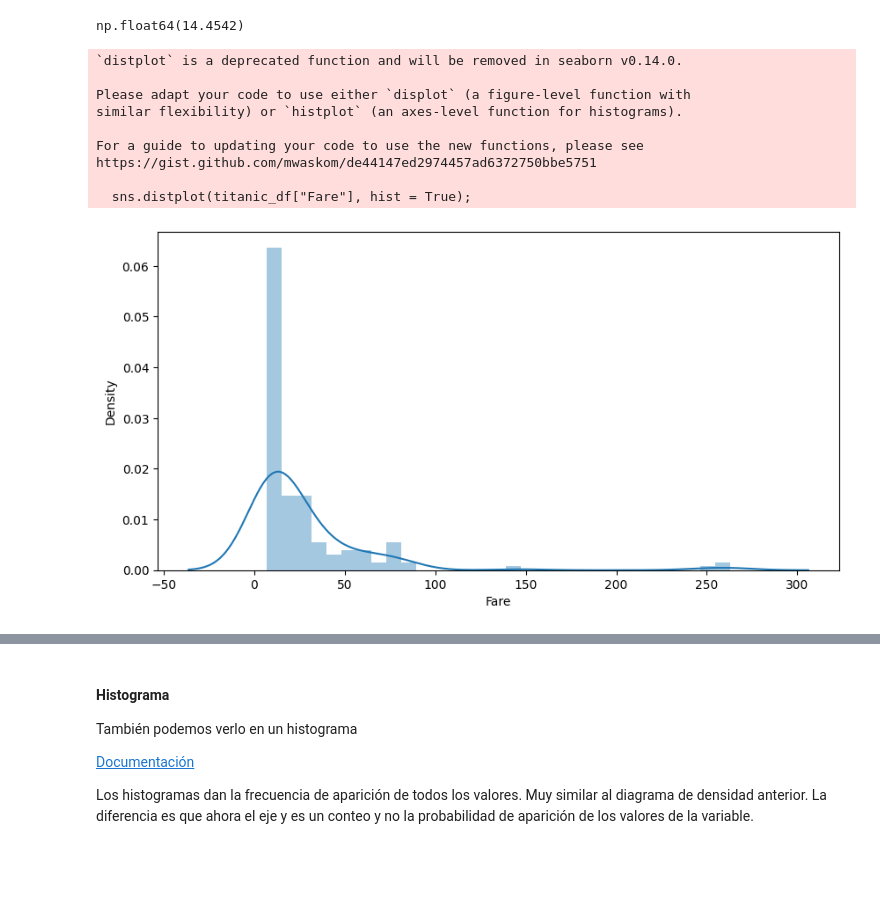
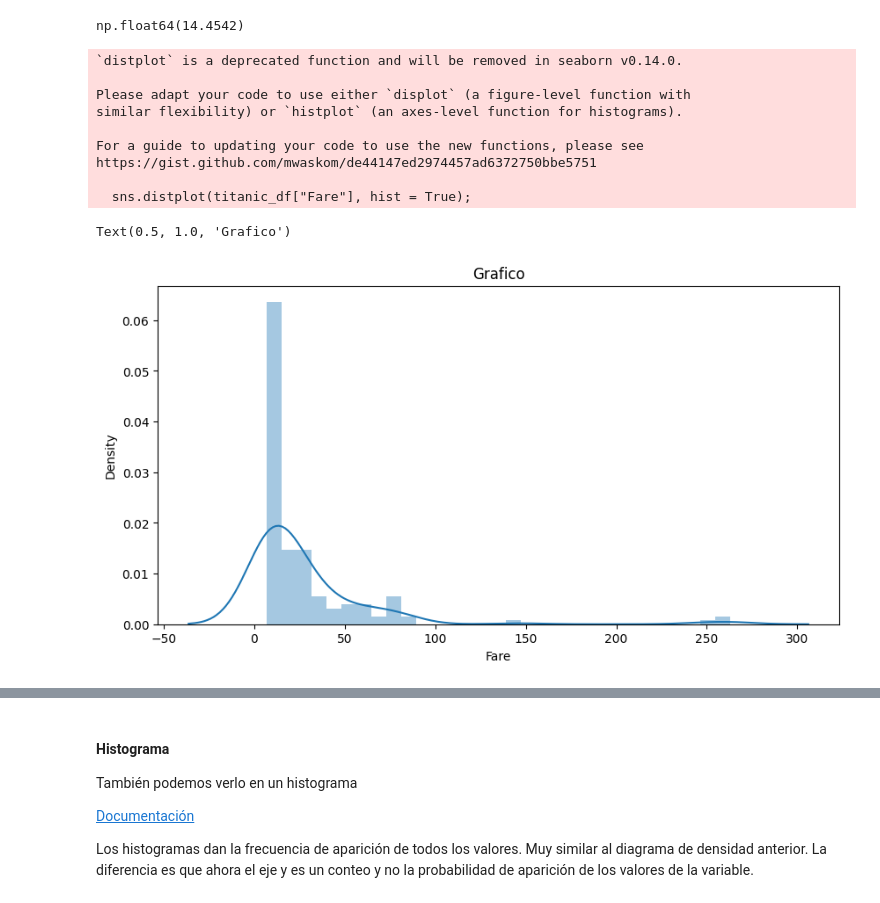
Before and after one commit to diego-dng/1026_DS_VITORIA-GASTEIZ, a Jupyter notebook: 2-Data_analysis/4-Visualización/2-Seaborn/Teoria/EDA_Seaborn.ipynb, the cells around one changed output, grey strips where cells are left out. Saved outputs shown, nothing was run; the diff lists cells and outputs as text; code cells hidden in the pictures; blank space fills up the shorter version.

```diff
--- a/2-Data_analysis/4-Visualización/2-Seaborn/Teoria/EDA_Seaborn.ipynb
+++ b/2-Data_analysis/4-Visualización/2-Seaborn/Teoria/EDA_Seaborn.ipynb
@@ -141,18 +141,20 @@ np.float64(14.4542)
 # %%
 plt.figure(figsize=(10,5))
 sns.distplot(titanic_df["Fare"], hist = True);
 # plt.xlim(0,50)
+plt.title("Grafico")
 # %% [output]
 `distplot` is a deprecated function and will be removed in seaborn v0.14.0.
 
 Please adapt your code to use either `displot` (a figure-level function with
 similar flexibility) or `histplot` (an axes-level function for histograms).
 
 For a guide to updating your code to use the new functions, please see
 https://gist.github.com/mwaskom/de44147ed2974457ad6372750bbe5751
 
   sns.distplot(titanic_df["Fare"], hist = True);
+Text(0.5, 1.0, 'Grafico')
-[figure, old version]
+[figure, new version]
 # %%
 sns.histplot(titanic_df["Fare"], kde = True);
 # %% [output]
```
Also changed, not shown: parts of 5 cells of this notebook, 38 other files.
